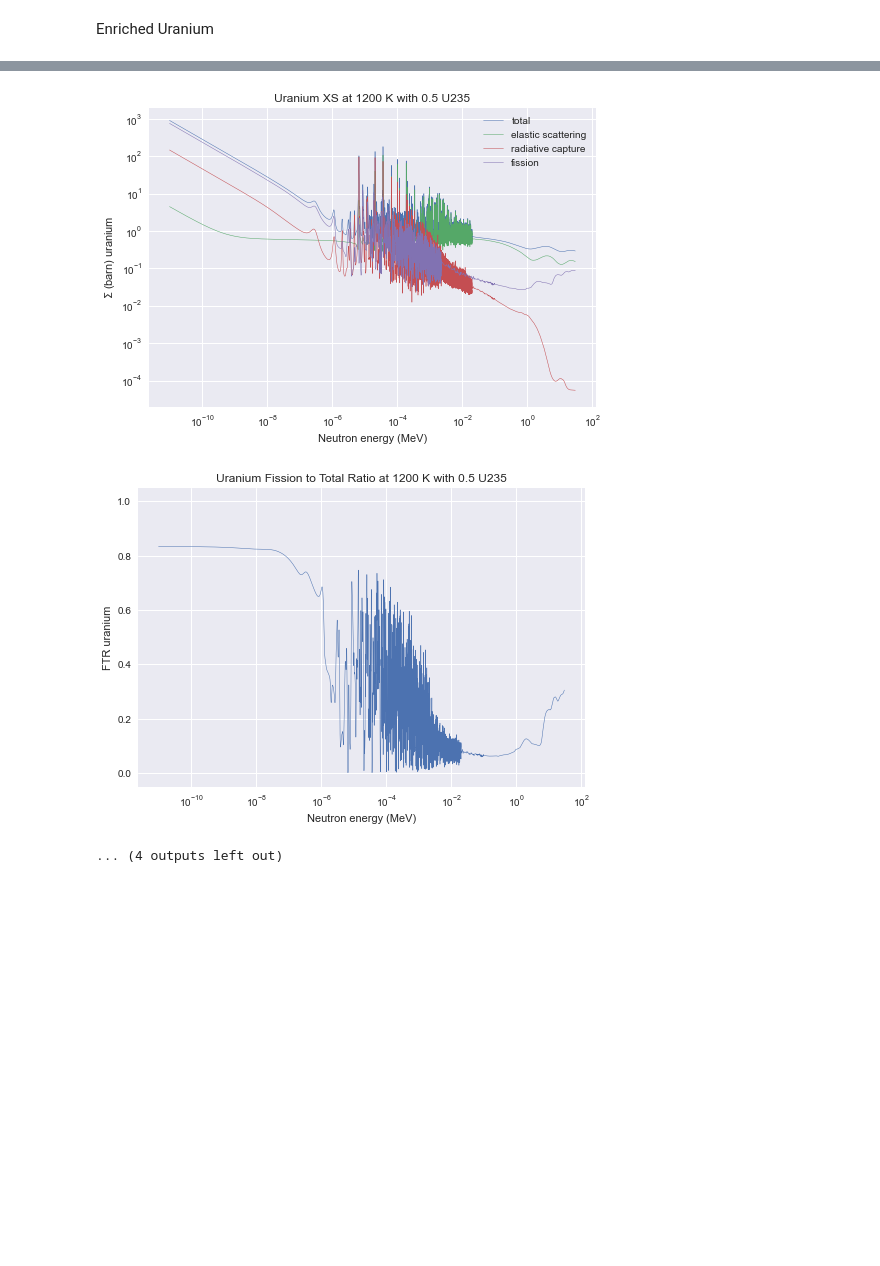
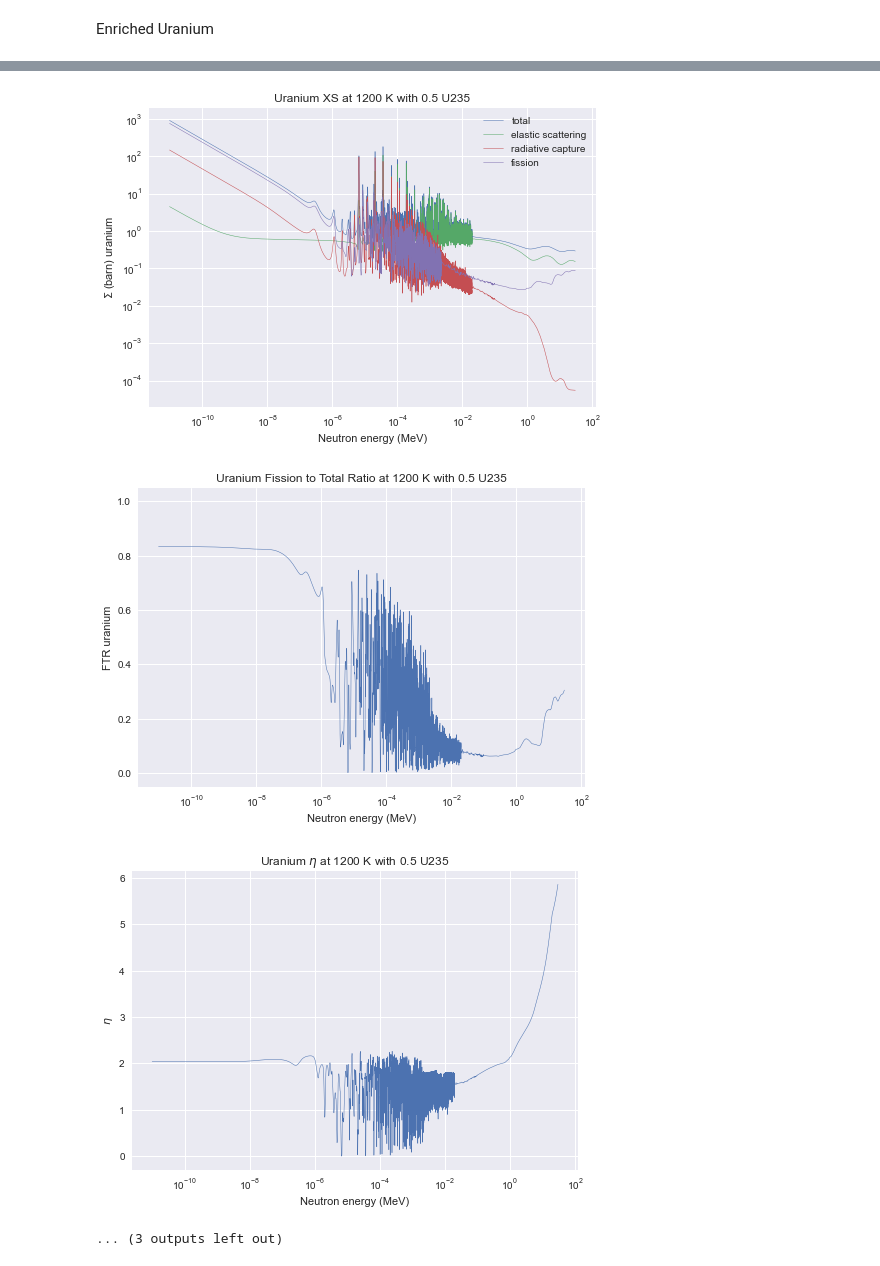
Before and after one commit to deOliveira-R/course_reactor_physics, a Jupyter notebook: cross-section/macro/ACE_macro.ipynb, the cells around one changed output, grey strips where cells are left out. Saved outputs shown, nothing was run; the diff lists cells and outputs as text; code cells hidden in the pictures; blank space fills up the shorter version.

Commit message:
Improved implementation of Uranium macroscopic cross sections
Using the Material class for Uranium calculations

```diff
--- a/cross-section/macro/ACE_macro.ipynb
+++ b/cross-section/macro/ACE_macro.ipynb
@@ -654,0 +622,7 @@ plt.savefig(f'Uranium_eta_{uranium_T}_{U235_f}.pdf')
+# %%
+U235_f = 0.0072
+U238_f = 1 - U235_f
+
+uranium = Material.from_density((U235, U238), (U235_f, U238_f), uranium_den)
+
+ueg = uranium.energy_T(uranium_T)
@@ -654,0 +642,9 @@ plt.savefig(f'Uranium_eta_{uranium_T}_{U235_f}.pdf')
+# %%
+uranium_FTR = uranium.Sigma_f(uranium_T)/uranium.Sigma_t(uranium_T)
+
+fig, ax = plt.subplots()
+ax.semilogx(ueg, uranium_FTR, label='FTR', linewidth=0.5)
+ax.set(xlabel=ene,ylabel='FTR uranium',
+       title=f'Uranium Fission to Total Ratio at 1200 K with {U235_f} U235')
+ax.set_ylim(-0.05, 1.05)
+plt.savefig(f'Uranium_FTR_{uranium_T}_{U235_f}.pdf')
@@ -660,72 +667,32 @@ U235_fs = [0.025, 0.05, 0.20, 0.50, 0.90]
 for U235_f in U235_fs:
     U238_f = 1 - U235_f
 
-    uranium_mm = U235_mass*U235_f + U238_mass*U238_f
-    print(uranium_mm)
+    uranium = Material.from_density((U235, U238), (U235_f, U238_f), uranium_den)
 
-    N_uranium = uranium_den / uranium_mm * N_a
-
-    N_U235 = N_uranium*U235_f
-    N_U238 = N_uranium*U238_f
-
-    print(N_U235)
-    print(N_U238)
-
-    ueg = np.union1d(U235_12.energy, U238_12.energy)
-
-    ueg_U235_12_sigma_t = np.interp(ueg, U235_12.energy, U235_12.sigma_t)
-    ueg_U238_12_sigma_t = np.interp(ueg, U238_12.energy, U238_12.sigma_t)
-
-    Sigma_t_uranium = (N_U235*ueg_U235_12_sigma_t + N_U238*ueg_U238_12_sigma_t)*barn2cm
-
-    ueg_U235_12_sigma_e = np.interp(ueg, U235_12.energy, U235_12.reactions[2].sigma)
-    ueg_U238_12_sigma_e = np.interp(ueg, U238_12.energy, U238_12.reactions[2].sigma)
-
-    Sigma_e_uranium = (N_U235*ueg_U235_12_sigma_e + N_U238*ueg_U238_12_sigma_e)*barn2cm
-
-    ueg_U235_12_sigma_f = np.interp(ueg, U235_12.energy, U235_12.reactions[18].sigma)
-    ueg_U238_12_sigma_f = np.interp(ueg, U238_12.energy, U238_12.reactions[18].sigma)
-
-    Sigma_f_uranium = (N_U235*ueg_U235_12_sigma_f + N_U238*ueg_U238_12_sigma_f)*barn2cm
-
-    ueg_U235_12_sigma_gamma = np.interp(ueg, U235_12.energy, U235_12.reactions[102].sigma)
-    ueg_U238_12_sigma_gamma = np.interp(ueg, U238_12.energy, U238_12.reactions[102].sigma)
-
-    Sigma_gamma_uranium = (N_U235*ueg_U235_12_sigma_gamma + N_U238*ueg_U238_12_sigma_gamma)*barn2cm
-
-    ueg_U235_12_nu = np.interp(ueg, U235_12.nu_t_energy, U235_12.nu_t_value)
-    ueg_U238_12_nu = np.interp(ueg, U238_12.nu_t_energy, U238_12.nu_t_value)
+    ueg = uranium.energy_T(uranium_T)
 
     fig, ax = plt.subplots()
-    ax.loglog(ueg, Sigma_t_uranium, label='total', linewidth=0.5)
-    ax.loglog(ueg, Sigma_e_uranium, label='elastic scattering', linewidth=0.5)
-    ax.loglog(ueg, Sigma_gamma_uranium, label='radiative capture', linewidth=0.5)
-    ax.loglog(ueg, Sigma_f_uranium, label='fission', linewidth=0.5)
+    ax.loglog(ueg, uranium.Sigma_t(uranium_T), label='total', linewidth=0.5)
+    ax.loglog(ueg, uranium.Sigma_e(uranium_T), label='elastic scattering', linewidth=0.5)
+    ax.loglog(ueg, uranium.Sigma_gamma(uranium_T), label='radiative capture', linewidth=0.5)
+    ax.loglog(ueg, uranium.mt_T(18, uranium_T), label='fission', linewidth=0.5)
     ax.set(xlabel=ene,ylabel=XS + ' uranium',
            title=f'Uranium XS at {uranium_T} K with {U235_f} U235')
     ax.set_ylim(2E-5, 2E3)
     ax.legend()
     plt.savefig(f'Uranium_XS_{uranium_T}_{U235_f}.pdf')
 
-    uranium_FTR = Sigma_f_uranium/Sigma_t_uranium
+    uranium_FTR = uranium.Sigma_f(uranium_T)/uranium.Sigma_t(uranium_T)
 
     fig, ax = plt.subplots()
     ax.semilogx(ueg, uranium_FTR, label='FTR', linewidth=0.5)
     ax.set(xlabel=ene,ylabel='FTR uranium',
-           title=f'Uranium Fission to Total Ratio at {uranium_T} K with {U235_f} U235')
+           title=f'Uranium Fission to Total Ratio at 1200 K with {U235_f} U235')
     ax.set_ylim(-0.05, 1.05)
     plt.savefig(f'Uranium_FTR_{uranium_T}_{U235_f}.pdf')
 
-
-    ueg_U235_12_nu = np.interp(ueg, U235_12.nu_t_energy, U235_12.nu_t_value)
-    ueg_U238_12_nu = np.interp(ueg, U238_12.nu_t_energy, U238_12.nu_t_value)
-
-    Sigma_f_uranium = (N_U235*ueg_U235_12_sigma_f + N_U238*ueg_U238_12_sigma_f)*barn2cm
-
-    uranium_eta = (ueg_U235_12_nu*N_U235*ueg_U235_12_sigma_f + ueg_U238_12_nu*N_U238*ueg_U238_12_sigma_f)*barn2cm/(Sigma_f_uranium + Sigma_gamma_uranium)
-
     fig, ax = plt.subplots()
-    ax.semilogx(ueg, uranium_eta, label='\eta', linewidth=0.5)
+    ax.semilogx(ueg, uranium.eta(uranium_T), label='\eta', linewidth=0.5)
     ax.set(xlabel=ene,ylabel=eta,
            title=f'Uranium $\eta$ at {uranium_T} K with {U235_f} U235')
     # ax.set_ylim(-0.1, 1.1)
@@ -749,12 +701,13 @@ for U235_f in U235_fs:
 [figure]
 [figure]
 [figure]
 [figure]
 [figure]
 [figure]
 [figure]
 [figure]
 [figure]
 [figure]
 [figure]
-... (4 outputs left out)
+[figure, added]
+... (3 outputs left out)
```
Also changed, not shown: parts of 10 cells of this notebook, 26 other files.
